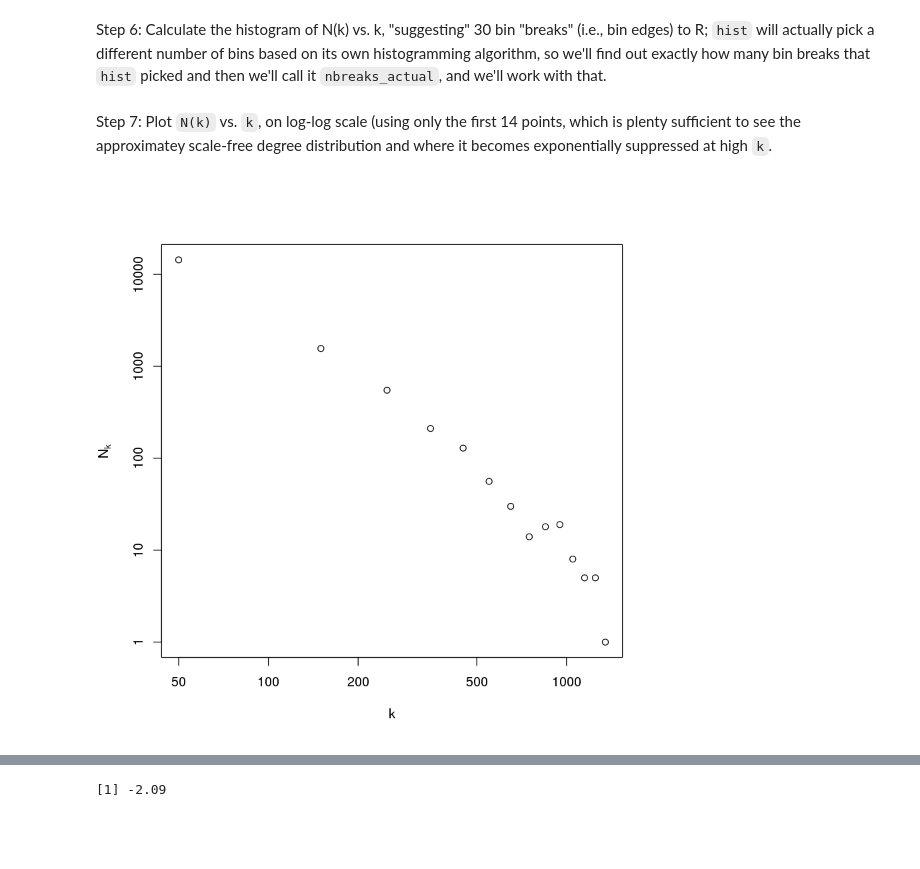
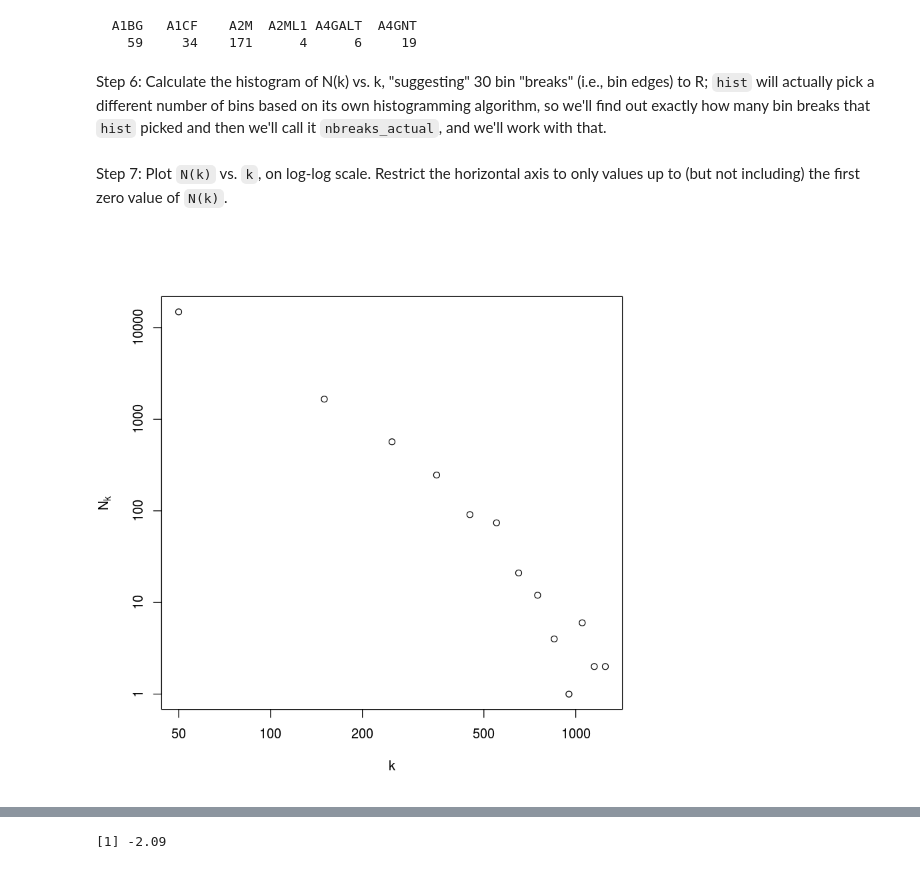
Before and after one commit to ramseylab/networkscompbio, a Jupyter notebook: class06_degdist_R.ipynb, the cells around one changed output, grey strips where cells are left out. Cells and saved outputs as stored; diff of their text form; code cells hidden in the pictures; blank space fills up the shorter version.

```diff
--- a/class06_degdist_R.ipynb
+++ b/class06_degdist_R.ipynb
@@ -37,0 +48,3 @@ interac_ppi_ordered <- data.frame(species1=interac_ppi[cbind(1:nrow(interac_ppi)
+# %%
+interac_ppi <- subset(sif_data, interaction_type %in% c("in-complex-with", "interacts-with"),
+                      select=c("species1","species2"))
@@ -37,0 +68,3 @@ interac_ppi_ordered <- data.frame(species1=interac_ppi[cbind(1:nrow(interac_ppi)
+# %%
+interac_ppi_ordered <- rbind(subset(interac_ppi, species1 < species2),
+                             subset(interac_ppi, species1 >= species2)[,c("species2","species1")])
@@ -44,3 +89,3 @@ Step 5: compute the degree of each vertex (though we will not associate the vert
 # %%
-vertex_degrees <- rle(sort(c(interac_ppi_unique$species1,
-                             interac_ppi_unique$species2)))$lengths
+vertex_degrees <- table(c(interac_ppi_unique$species1,
+                             interac_ppi_unique$species2))
@@ -47,3 +94,8 @@ vertex_degrees <- rle(sort(c(interac_ppi_unique$species1,
+# %%
+head(vertex_degrees)
+# %% [output]
+  A1BG   A1CF    A2M  A2ML1 A4GALT  A4GNT
+    59     34    171      4      6     19
 # %% [markdown]
 Step 6: Calculate the histogram of N(k) vs. k, "suggesting" 30 bin "breaks" (i.e., bin edges) to R; `hist` will actually pick a different number of bins based on its own histogramming algorithm, so we'll find out exactly how many bin breaks that `hist` picked and then we'll call it `nbreaks_actual`, and we'll work with that.
 # %%
@@ -53,15 +105,17 @@ hist_counts <- hist_res$counts
 hist_breaks <- hist_res$breaks
 nbreaks_actual <- length(hist_breaks)
 kvals <- (hist_breaks[1:(nbreaks_actual-1)] + hist_breaks[-1])/2
-# %% [markdown]
-Step 7: Plot `N(k)` vs. `k`, on log-log scale (using only the first 14 points, which is plenty sufficient to see the approximatey scale-free degree distribution and where it becomes exponentially suppressed at high `k`.
+# %% [markdown]
+Step 7: Plot `N(k)` vs. `k`, on log-log scale.  Restrict the horizontal axis to only values up to (but not including) the first zero value of `N(k)`.
 # %%
-plot(kvals[1:14],
-     hist_counts[1:14],
+indend <- min(which(hist_counts == 0))
+indend <- if (length(indend) == 0) { length(kvals) } else { indend - 1 }
+plot(kvals[1:indend],
+     hist_counts[1:indend],
      type="p",
      main="",
      log="xy",
      xlab=expression(k),
      ylab=expression(N[k]))
 # %% [output]
-[figure, old version]
+[figure, new version]
```
Also changed, not shown: parts of 32 cells of this notebook, 4 other files.
